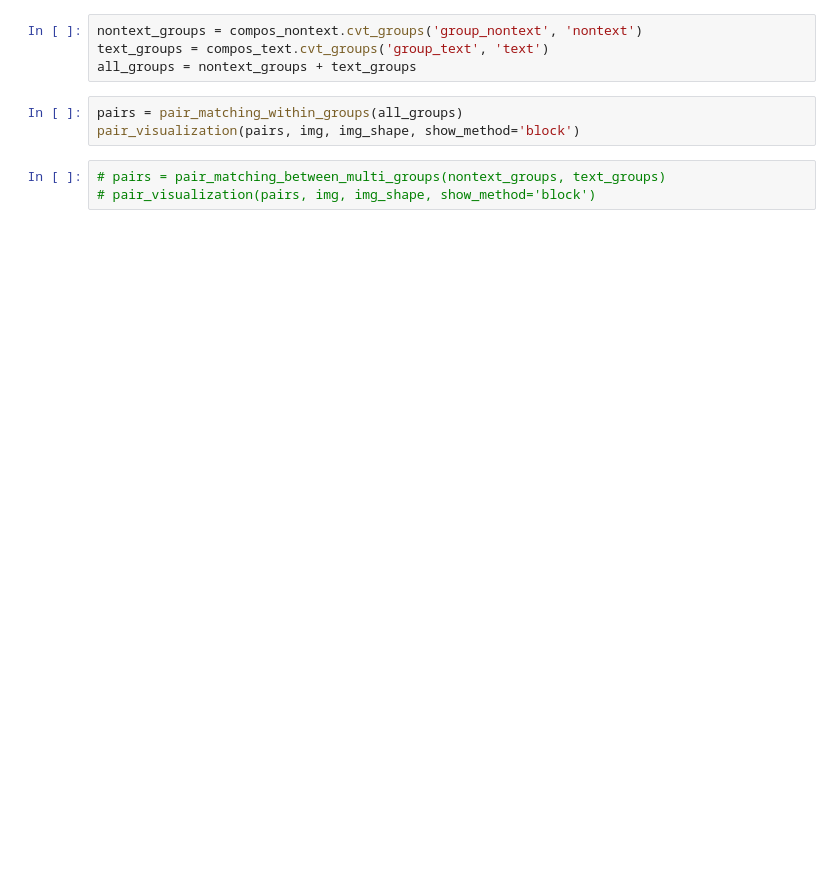
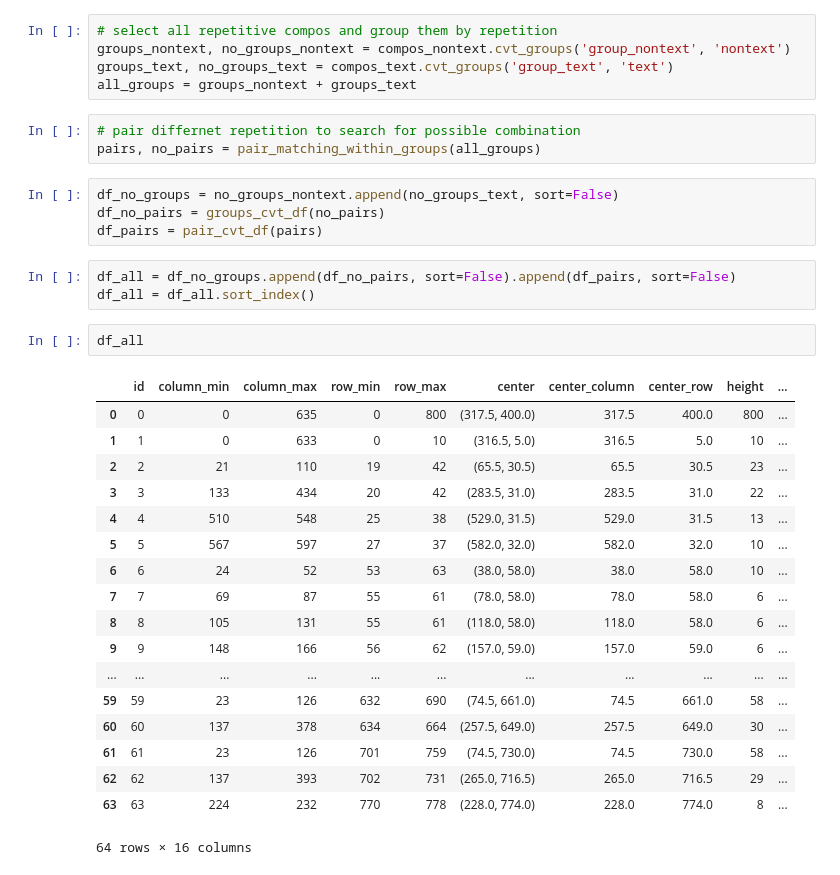
Before and after one commit to MulongXie/UI2CODE, a Jupyter notebook: Code-Generation/Untitled.ipynb, the cells around one changed output. Drawn from its saved outputs; the diff is of its cells as text; blank space fills up the shorter version.

```diff
--- a/Code-Generation/Untitled.ipynb
+++ b/Code-Generation/Untitled.ipynb
@@ -14,12 +15,38 @@ img_shape = compos.img_shape
 compos_nontext = recog_repetition_nontext(compos, show=False)
 compos_text = recog_repetition_text(compos, show=False)
 # %%
-nontext_groups = compos_nontext.cvt_groups('group_nontext', 'nontext')
-text_groups = compos_text.cvt_groups('group_text', 'text')
-all_groups = nontext_groups + text_groups
+# select all repetitive compos and group them by repetition
+groups_nontext, no_groups_nontext = compos_nontext.cvt_groups('group_nontext', 'nontext')
+groups_text, no_groups_text = compos_text.cvt_groups('group_text', 'text')
+all_groups = groups_nontext + groups_text
-# %%
-pairs = pair_matching_within_groups(all_groups)
-pair_visualization(pairs, img, img_shape, show_method='block')
-# %%
-# pairs = pair_matching_between_multi_groups(nontext_groups, text_groups)
-# pair_visualization(pairs, img, img_shape, show_method='block')
+# %%
+# pair differnet repetition to search for possible combination
+pairs, no_pairs = pair_matching_within_groups(all_groups)
+# %%
+df_no_groups = no_groups_nontext.append(no_groups_text, sort=False)
+df_no_pairs = groups_cvt_df(no_pairs)
+df_pairs = pair_cvt_df(pairs)
+# %%
+df_all = df_no_groups.append(df_no_pairs, sort=False).append(df_pairs, sort=False)
+df_all = df_all.sort_index()
+# %%
+df_all
+# %% [output]
+|  | id | column_min | column_max | row_min | row_max | center | center_column | center_row | height | ... |
+| 0 | 0 | 0 | 635 | 0 | 800 | (317.5, 400.0) | 317.5 | 400.0 | 800 | ... |
+| 1 | 1 | 0 | 633 | 0 | 10 | (316.5, 5.0) | 316.5 | 5.0 | 10 | ... |
+| 2 | 2 | 21 | 110 | 19 | 42 | (65.5, 30.5) | 65.5 | 30.5 | 23 | ... |
+| 3 | 3 | 133 | 434 | 20 | 42 | (283.5, 31.0) | 283.5 | 31.0 | 22 | ... |
+| 4 | 4 | 510 | 548 | 25 | 38 | (529.0, 31.5) | 529.0 | 31.5 | 13 | ... |
+| 5 | 5 | 567 | 597 | 27 | 37 | (582.0, 32.0) | 582.0 | 32.0 | 10 | ... |
+| 6 | 6 | 24 | 52 | 53 | 63 | (38.0, 58.0) | 38.0 | 58.0 | 10 | ... |
+| 7 | 7 | 69 | 87 | 55 | 61 | (78.0, 58.0) | 78.0 | 58.0 | 6 | ... |
+| 8 | 8 | 105 | 131 | 55 | 61 | (118.0, 58.0) | 118.0 | 58.0 | 6 | ... |
+| 9 | 9 | 148 | 166 | 56 | 62 | (157.0, 59.0) | 157.0 | 59.0 | 6 | ... |
+| ... | ... | ... | ... | ... | ... | ... | ... | ... | ... | ... |
+| 59 | 59 | 23 | 126 | 632 | 690 | (74.5, 661.0) | 74.5 | 661.0 | 58 | ... |
+| 60 | 60 | 137 | 378 | 634 | 664 | (257.5, 649.0) | 257.5 | 649.0 | 30 | ... |
+| 61 | 61 | 23 | 126 | 701 | 759 | (74.5, 730.0) | 74.5 | 730.0 | 58 | ... |
+| 62 | 62 | 137 | 393 | 702 | 731 | (265.0, 716.5) | 265.0 | 716.5 | 29 | ... |
+| 63 | 63 | 224 | 232 | 770 | 778 | (228.0, 774.0) | 228.0 | 774.0 | 8 | ... |
+64 rows × 16 columns
```
Also changed, not shown: parts of 3 cells of this notebook, 4 other files.
